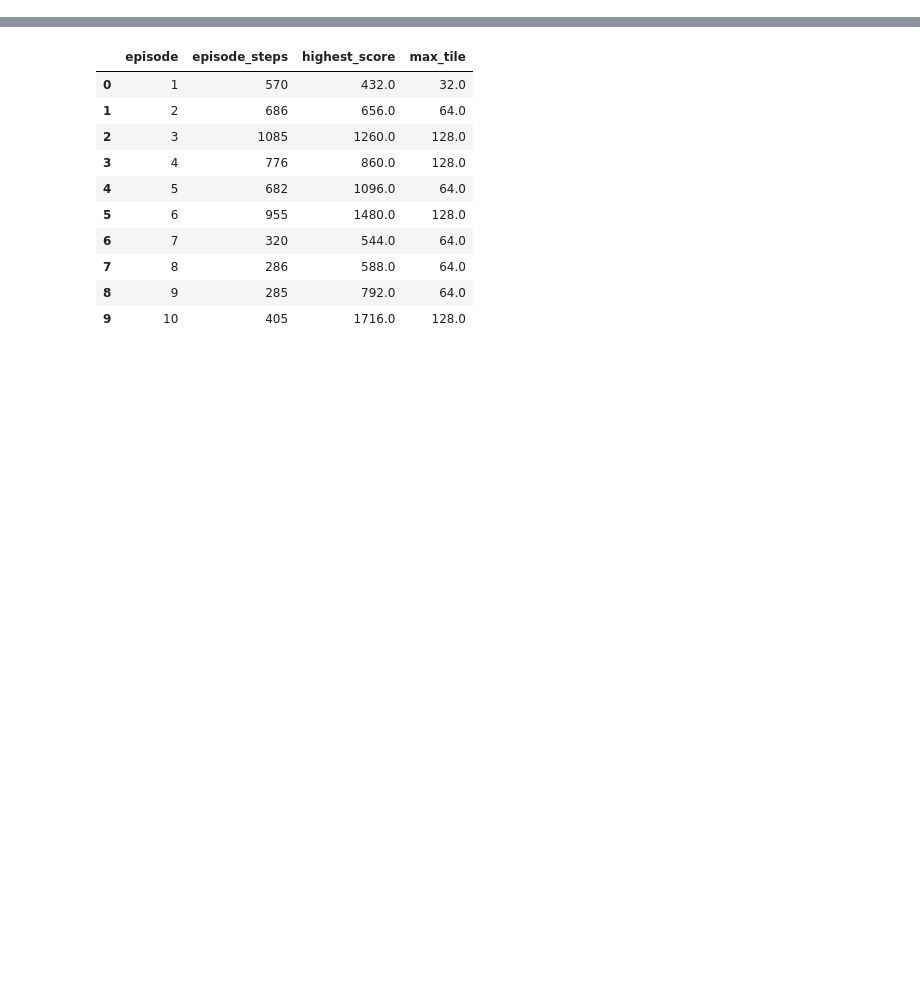
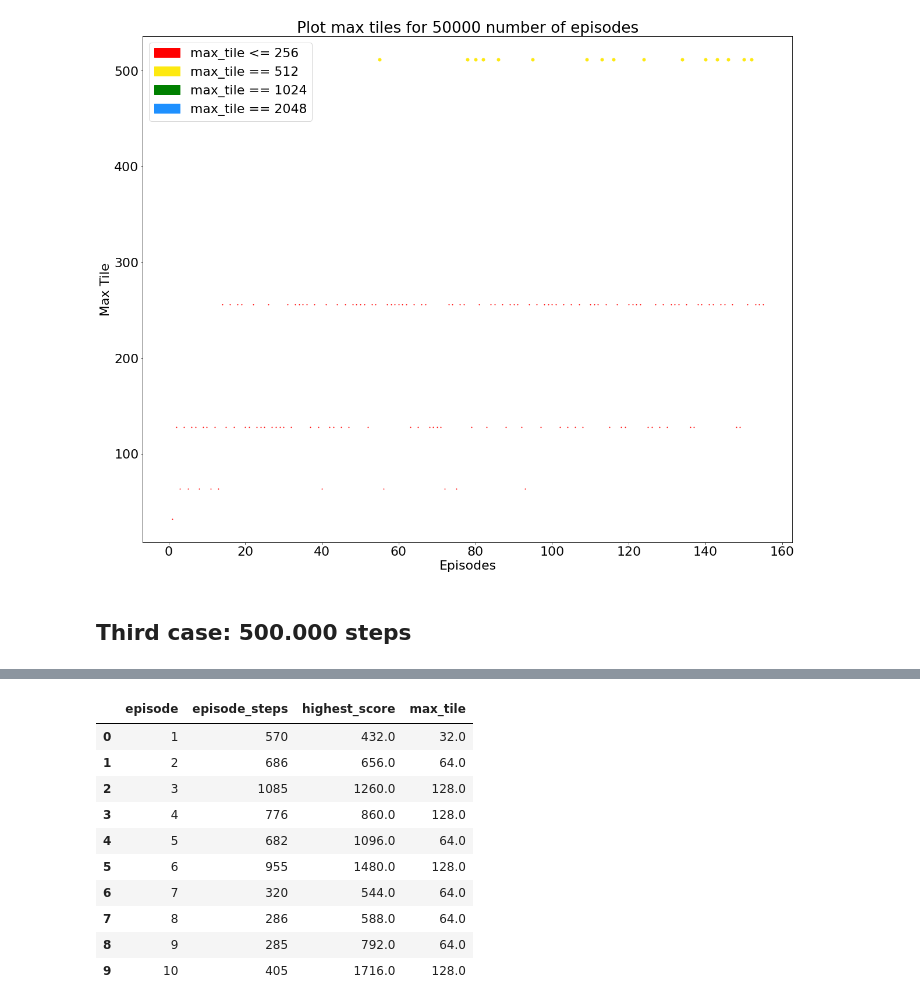
Before and after one commit to francescobianca/2048-DeepQLearning-Approach, a Jupyter notebook: evaluation.ipynb, the cells around one changed output, grey strips where cells are left out. Saved outputs shown, nothing was run; the diff lists cells and outputs as text; code cells hidden in the pictures; blank space fills up the shorter version.

```diff
--- a/evaluation.ipynb
+++ b/evaluation.ipynb
@@ -67,0 +204,6 @@ def plotScores(df, num_episodes):
+# %%
+plotMaxTiles(df_5e4, num_steps_5e4)
+# %% [output]
+[figure, added]
+# %% [markdown]
+## Third case: 500.000 steps
```
Also changed, not shown: parts of 29 cells of this notebook, 2 other files.
